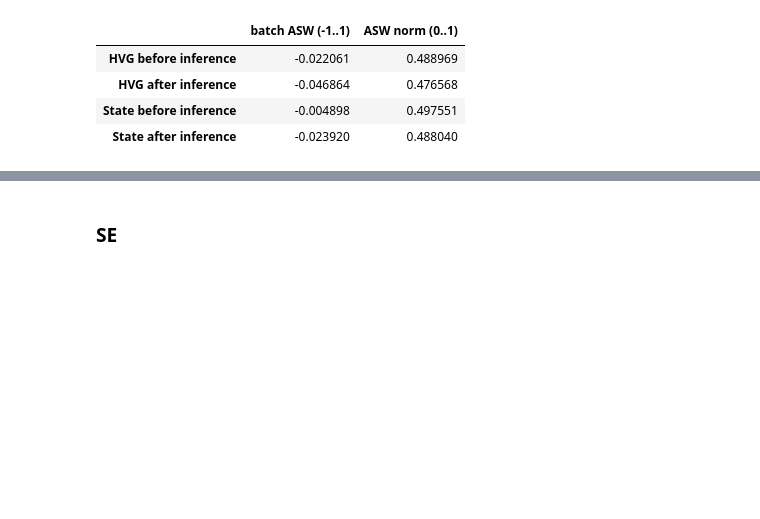
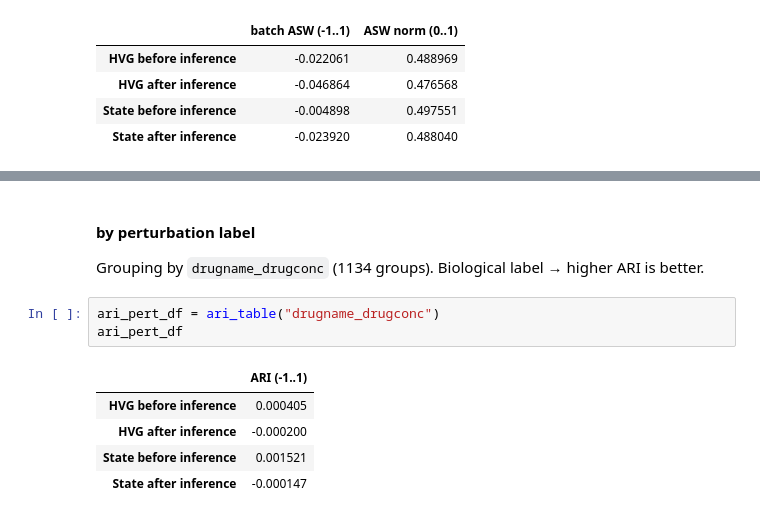
Before and after one commit to jeannieshe/relearn, a Jupyter notebook: notebooks/alaysia/state_embedding_analysis.ipynb, the cells around one changed output, grey strips where cells are left out. Cells and saved outputs as stored; diff of their text form; blank space fills up the shorter version.

```diff
--- a/notebooks/alaysia/state_embedding_analysis.ipynb
+++ b/notebooks/alaysia/state_embedding_analysis.ipynb
@@ -458,2 +530,12 @@ Between Leiden clusters and labels
 # %% [markdown]
-### SE
+#### by perturbation label
+Grouping by `drugname_drugconc` (1134 groups). Biological label → higher ARI is better.
+# %%
+ari_pert_df = ari_table("drugname_drugconc")
+ari_pert_df
+# %% [output]
+|  | ARI (-1..1) |
+| HVG before inference | 0.000405 |
+| HVG after inference | -0.000200 |
+| State before inference | 0.001521 |
+| State after inference | -0.000147 |
```
Also changed, not shown: parts of 7 cells of this notebook.
